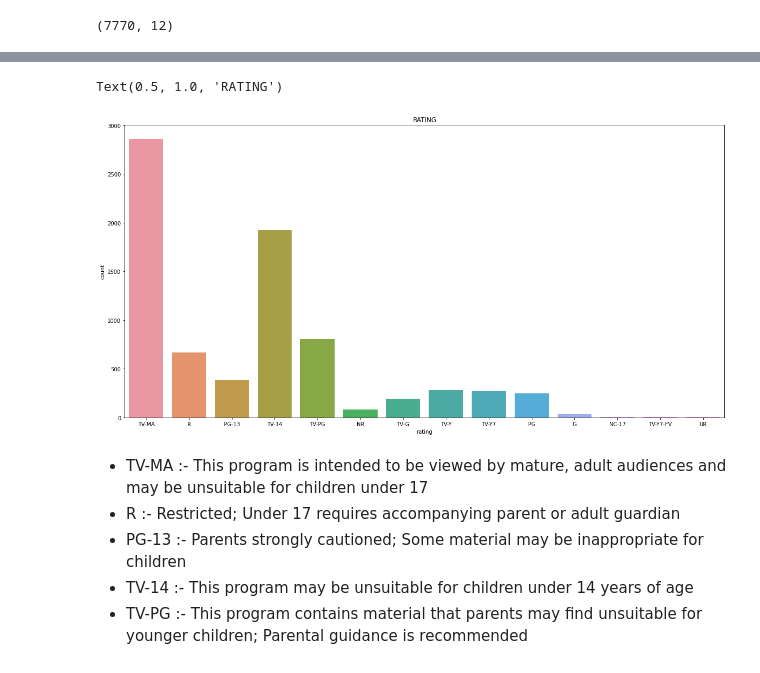
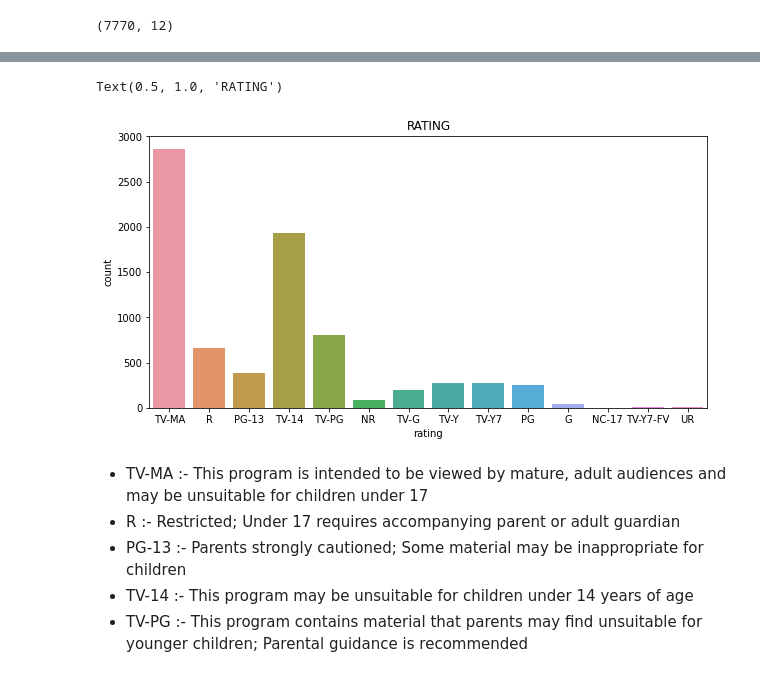
Before and after one commit to NayanaPradeep/Netflix-Movies-and-TV-Shows-Clustering, a Jupyter notebook: NETFLIX_MOVIES_AND_TV_SHOWS_CLUSTERING.ipynb, the cells around one changed output, grey strips where cells are left out. Saved outputs shown, nothing was run; the diff lists cells and outputs as text; code cells hidden in the pictures.

```diff
--- a/NETFLIX_MOVIES_AND_TV_SHOWS_CLUSTERING.ipynb
+++ b/NETFLIX_MOVIES_AND_TV_SHOWS_CLUSTERING.ipynb
@@ -190,5 +203,6 @@ netflix_df['day_added'].astype(int);
 # %%
-sns.set_palette("crest")
+#Analysis on Type column
+sns.set_palette("Spectral")
 plt.figure(figsize=(10,5))
 sns.countplot(netflix_df['type'])
 plt.title('Type')
@@ -204,10 +241,10 @@ Name: type, dtype: int64
 # %%
-plt.figure(figsize=(20,10))
+plt.figure(figsize=(10,5))
 sns.countplot(netflix_df['rating'])
 plt.title('RATING')
 # %% [output]
 Text(0.5, 1.0, 'RATING')
-[figure, old version]
+[figure, new version]
 # %% [markdown]
 
 
```
Also changed, not shown: parts of 20 cells of this notebook.
